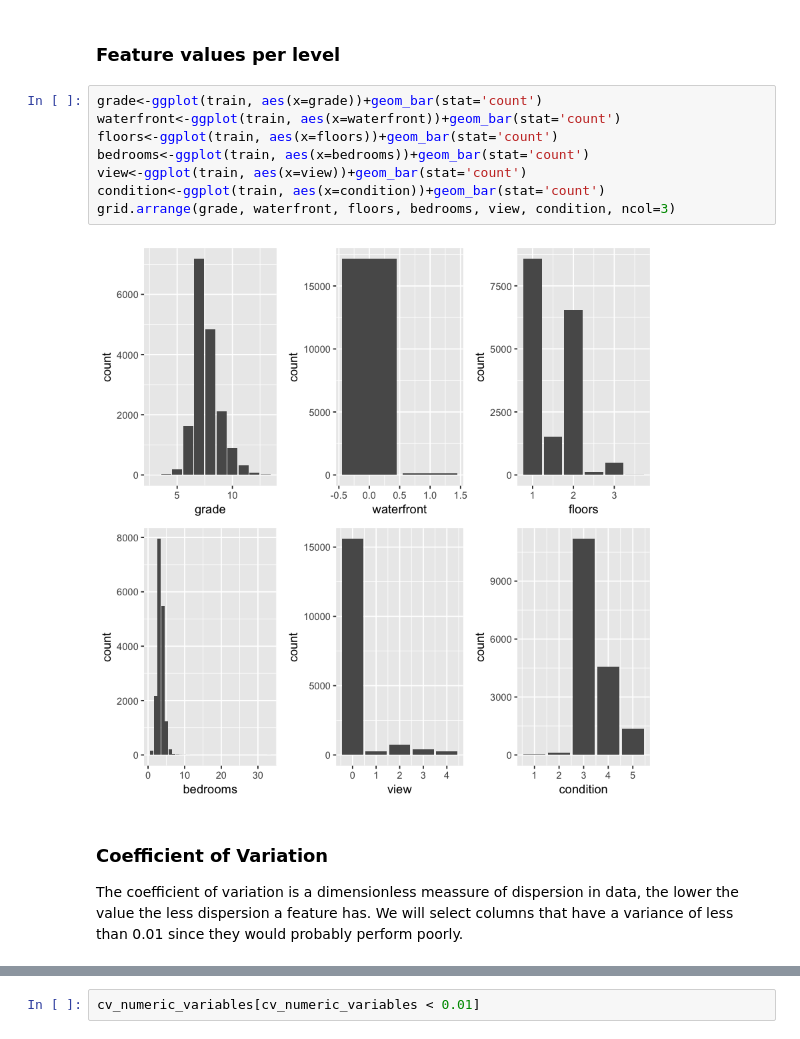
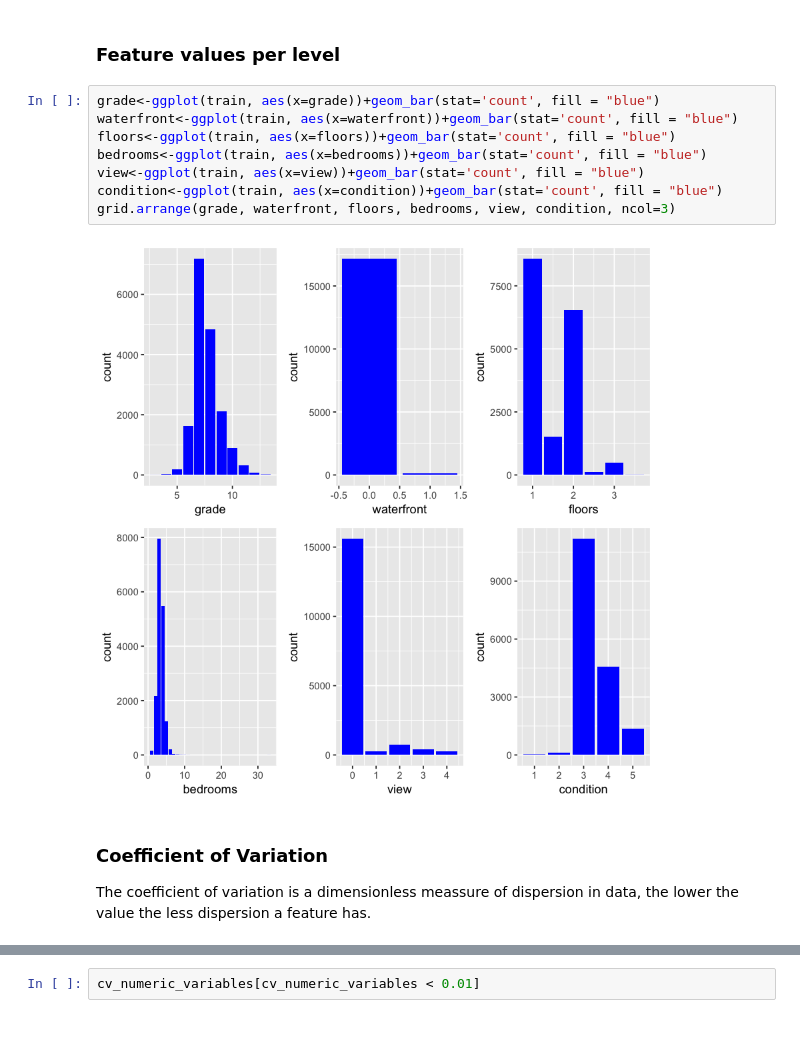
Before and after one commit to akoury/house_pricing, a Jupyter notebook: Analysis.ipynb, the cells around one changed output, grey strips where cells are left out. Drawn from its saved outputs; the diff is of its cells as text.

```diff
--- a/Analysis.ipynb
+++ b/Analysis.ipynb
@@ -178,19 +181,19 @@ featurePlot(x = train[, -"price"], y = train$price, plot = "scatter", layout = c
 # %% [markdown]
 ### Feature values per level
 # %%
-grade<-ggplot(train, aes(x=grade))+geom_bar(stat='count')
-waterfront<-ggplot(train, aes(x=waterfront))+geom_bar(stat='count')
-floors<-ggplot(train, aes(x=floors))+geom_bar(stat='count')
-bedrooms<-ggplot(train, aes(x=bedrooms))+geom_bar(stat='count')
-view<-ggplot(train, aes(x=view))+geom_bar(stat='count')
-condition<-ggplot(train, aes(x=condition))+geom_bar(stat='count')
+grade<-ggplot(train, aes(x=grade))+geom_bar(stat='count', fill = "blue")
+waterfront<-ggplot(train, aes(x=waterfront))+geom_bar(stat='count', fill = "blue")
+floors<-ggplot(train, aes(x=floors))+geom_bar(stat='count', fill = "blue")
+bedrooms<-ggplot(train, aes(x=bedrooms))+geom_bar(stat='count', fill = "blue")
+view<-ggplot(train, aes(x=view))+geom_bar(stat='count', fill = "blue")
+condition<-ggplot(train, aes(x=condition))+geom_bar(stat='count', fill = "blue")
 grid.arrange(grade, waterfront, floors, bedrooms, view, condition, ncol=3)
 # %% [output]
-[figure, old version]
+[figure, new version]
 # %% [markdown]
 ### Coefficient of Variation
 
-The coefficient of variation is a dimensionless meassure of dispersion in data, the lower the value the less dispersion a feature has. We will select columns that have a variance of less than 0.01 since they would probably perform poorly.
+The coefficient of variation is a dimensionless meassure of dispersion in data, the lower the value the less dispersion a feature has.
 # %%
 numeric_variables<-names(train)[sapply(train, is.numeric)]
 
```
Also changed, not shown: parts of 50 cells of this notebook, 1 other file.
